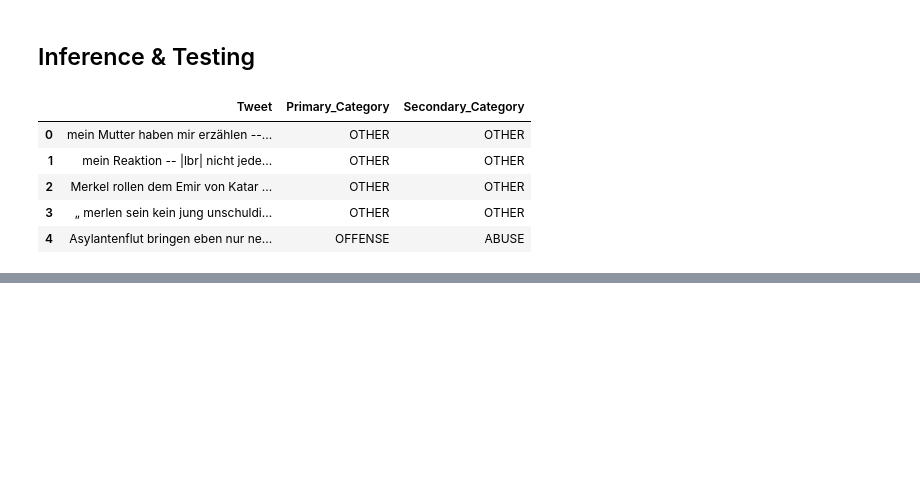
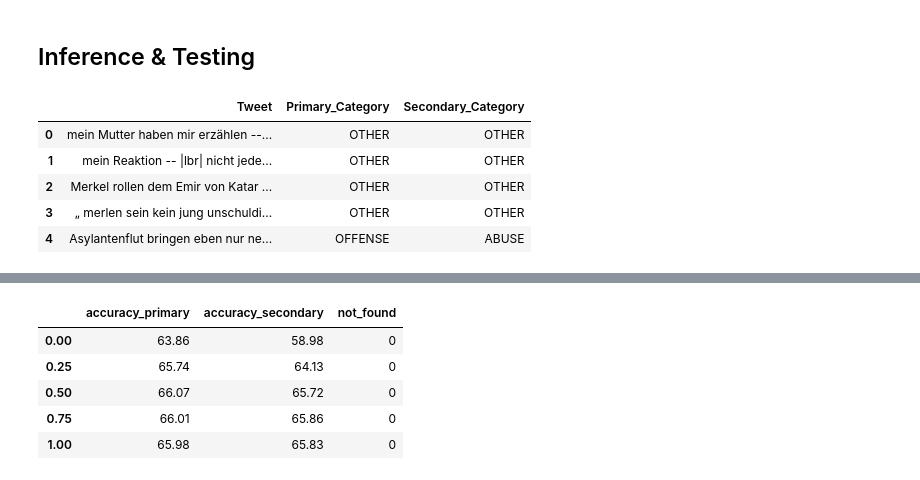
Before and after one commit to TrisNol/weaviate-case-study, a Jupyter notebook: notebook.ipynb, the cells around one changed output, grey strips where cells are left out. Drawn from its saved outputs; the diff is of its cells as text; code cells hidden in the pictures; blank space fills up the shorter version.

Commit message:
hybrid-search and refactoring

```diff
--- a/notebook.ipynb
+++ b/notebook.ipynb
@@ -340,7 +337,17 @@ df_test.head()
 | 3 | „ merlen sein kein jung unschuldi... | OTHER | OTHER |
 | 4 | Asylantenflut bringen eben nur ne... | OFFENSE | ABUSE |
 # %%
-def predict(client: weaviate.client, text:str, certainty:float=0.65) -> tuple:
+def predict_near_text(client: weaviate.client, text:str, certainty:float=0.75) -> tuple:
+    """Perform a classification on given text.
+
+    Args:
+        client (weaviate.client): Weaviate client instance connected to the cluster
+        text (str): Text to be classified
+        certainty (float, optional): _description_. Defaults to 0.65.
+
+    Returns:
+        tuple: (primary_category, secondary_category)
+    """
     weaviate_result = client.query.get(class_name='Tweet', properties=["primaryCategory", "secondaryCategory"]).with_limit(
         1).with_near_text({"concepts": [text], "certainty": certainty}).do()
 
@@ -351,6 +358,6 @@ def predict(client: weaviate.client, text:str, certainty:float=0.65) -> tuple:
         return (predicted_primary, predicted_secondary)
     return None
 
-result = predict(client, "Es war einmal vor, langer, langer Zeit")
+result = predict_near_text(client, "Es war einmal")
 print(result)
 # %% [output]
@@ -418,0 +444,9 @@ print(result)
+# %%
+certainties = [0.5, 0.65, 0.75, 0.9]
+results = []
+for certainty in certainties:
+    accuracy = run_test_data(predict_near_text, certainty)
+    results.append(accuracy)
+results_near_text = pd.DataFrame(data=results, index=certainties)
+results_near_text.index.name = "certainty"
+results_near_text.head()
@@ -418,0 +459,16 @@ print(result)
+# %%
+alphas = [0, 0.25, 0.5, 0.75, 1]
+results = []
+for alpha in alphas:
+    accuracy = run_test_data(predict_hybrid, alpha)
+    results.append(accuracy)
+results_hybrid = pd.DataFrame(data=results, index=alphas)
+results_hybrid.index.name = "alpha"
+results_hybrid.head()
+# %% [output]
+|  | accuracy_primary | accuracy_secondary | not_found |
+| 0.00 | 63.86 | 58.98 | 0 |
+| 0.25 | 65.74 | 64.13 | 0 |
+| 0.50 | 66.07 | 65.72 | 0 |
+| 0.75 | 66.01 | 65.86 | 0 |
+| 1.00 | 65.98 | 65.83 | 0 |
```
Also changed, not shown: parts of 8 cells of this notebook, 1 other file.
